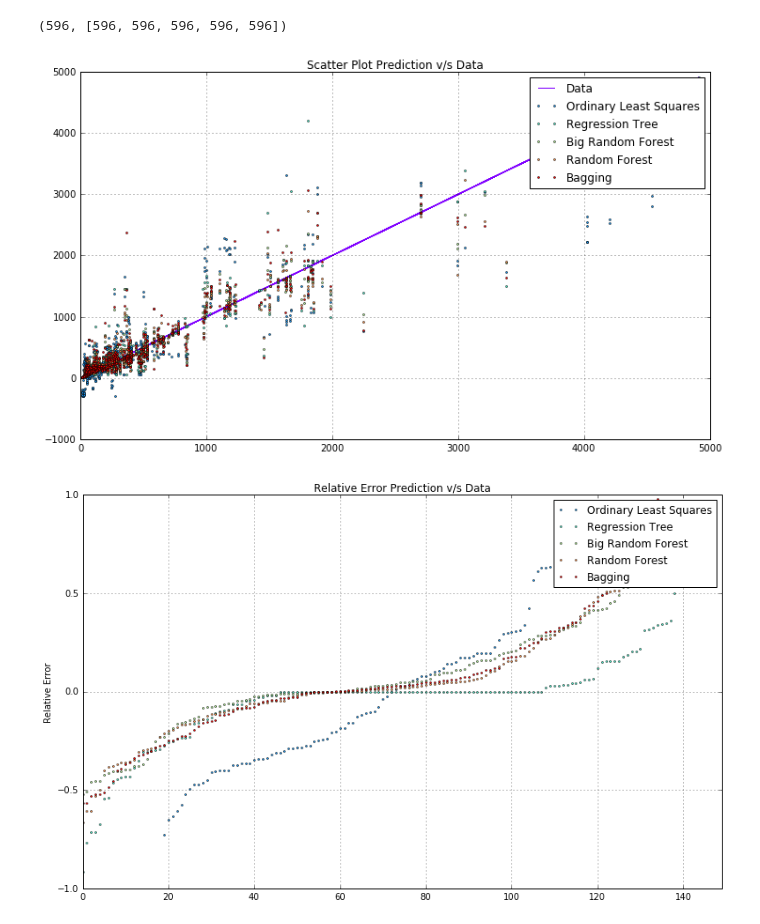
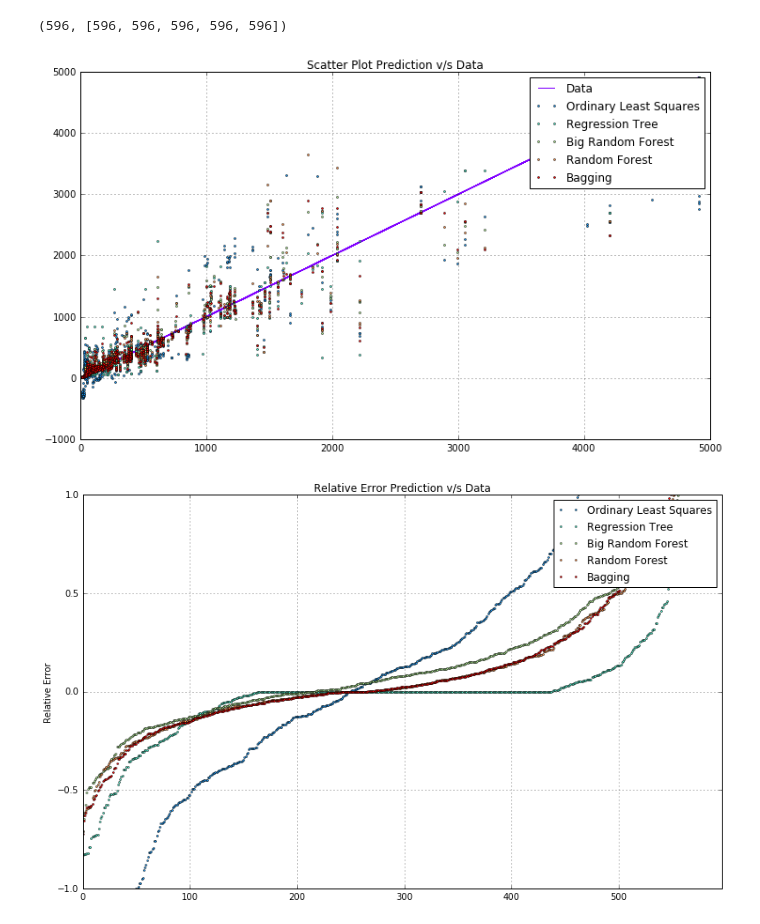
Before and after one commit to ticdat/ticdat, a Jupyter notebook: examples/expert_section/ml_soda_promotion/soda_promotion.ipynb, the cells around one changed output. Saved outputs shown, nothing was run; the diff lists cells and outputs as text; code cells hidden in the pictures.

```diff
--- a/examples/expert_section/ml_soda_promotion/soda_promotion.ipynb
+++ b/examples/expert_section/ml_soda_promotion/soda_promotion.ipynb
@@ -29,5 +38,6 @@ df_hist = get_dummies(df_hist, prefix={k:"dmy_%s"%k for k in categorical_columns
 # %%
-experiments = {"Algorithm":["Ordinary Least Squares", "Regression Tree", "Big Random Forest", "Random Forest", "Bagging"],
+experiments = {"Algorithm":["Ordinary Least Squares", "Regression Tree", "Big Random Forest", "Random Forest",
+                            "Bagging"],
                "Objects" : [lambda : LinearRegression(), lambda : DecisionTreeRegressor(),
                             lambda : RandomForestRegressor(n_estimators=100),
                             lambda : RandomForestRegressor(),
@@ -48,6 +58,8 @@ for _ in range (4):
         obj.fit(y=train_y,X=train_X)
         experiments["Predictions"][i] += list(obj.predict(test_X))
     actuals += list(test_y)
+actuals = pandas.Series(actuals)
+experiments["Predictions"] = list(map(pandas.Series, experiments["Predictions"]))
 # %%
 len(actuals), map(len, experiments["Predictions"])
 # %% [output]
@@ -57,4 +67,5 @@ len(actuals), map(len, experiments["Predictions"])
 # %%
+%matplotlib inline
 import numpy as np
 import matplotlib.pyplot as plt
 from matplotlib.pyplot import cm
@@ -68,20 +79,19 @@ plt.grid(True)
 plt.legend()
 plt.show()
 # %% [output]
-[figure, old version]
+[figure, new version]
 # %%
 color=iter(cm.rainbow(np.linspace(0,1,len(experiments)+3)))
 next(color)
 plt.figure(figsize=(13,8),dpi=300)
 for index, row in DataFrame(experiments).iterrows():
-    predict = predictions[row["Algorithm"]] - df_hist_y_test
-    predict = predict / (1 + abs(df_hist_y_test))
-    plt.plot(np.sort(predict),'o',c=next(color),markersize=2,label=row['Algorithm'])
+    relative_error = (row["Predictions"] - actuals) / (1 + abs(actuals))
+    plt.plot(np.sort(relative_error),'o',c=next(color),markersize=2,label=row['Algorithm'])
 plt.title('Relative Error Prediction v/s Data')
 plt.ylabel('Relative Error')
 plt.grid(True)
 plt.legend()
-plt.axis([0,len(df_hist_y_test),-1,1])
+plt.axis([0,len(actuals),-1,1])
 plt.show()
 # %% [output]
-[figure, old version]
+[figure, new version]
```
Also changed, not shown: parts of 11 cells of this notebook.
